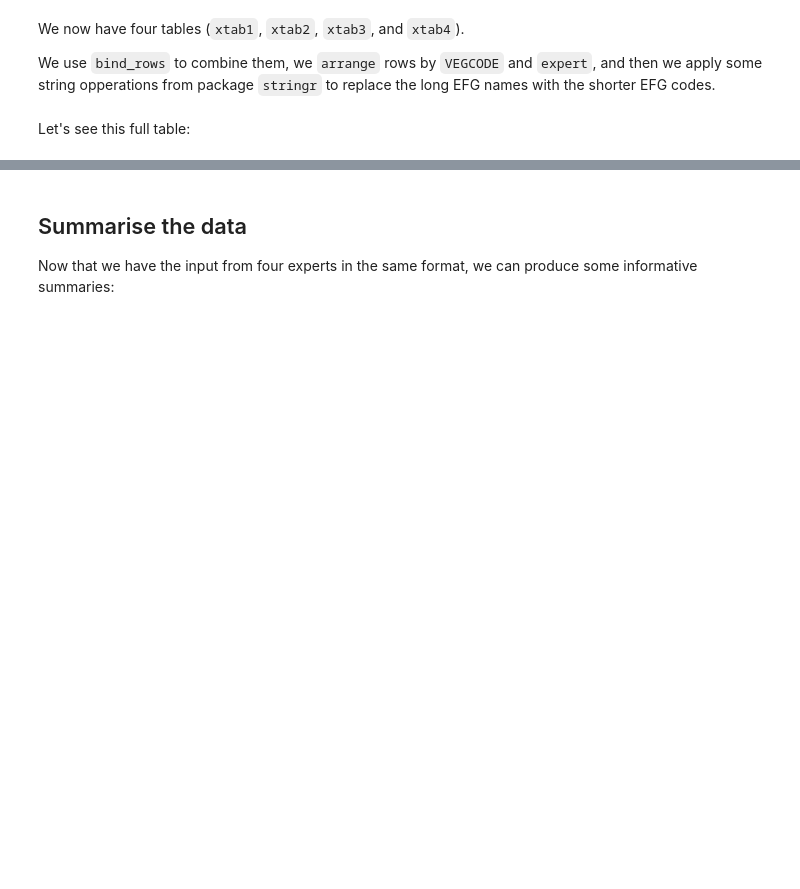
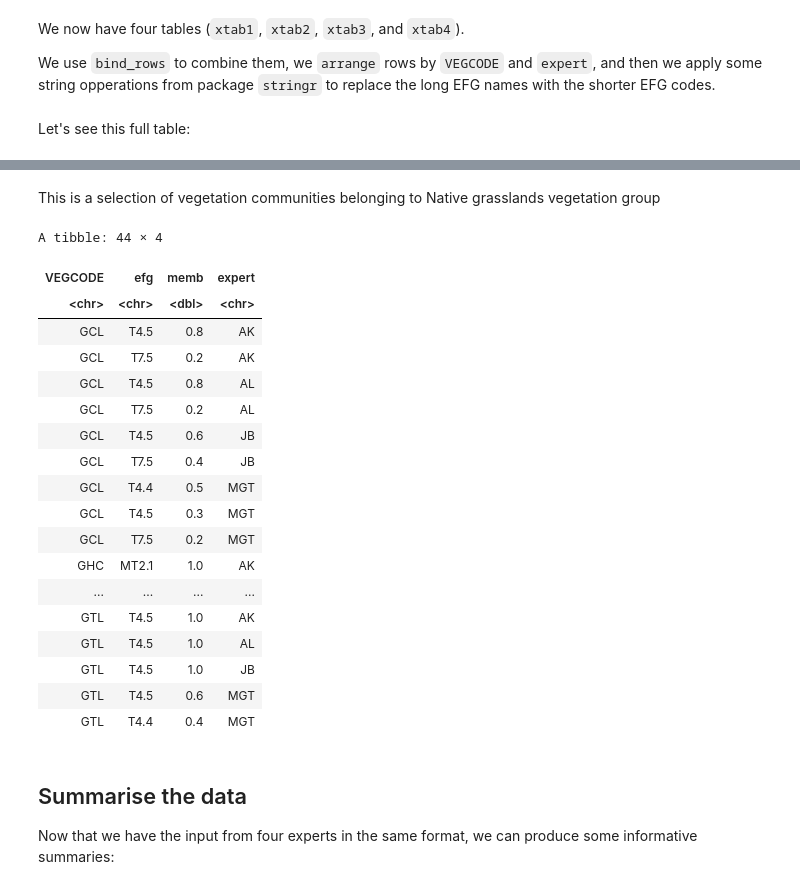
Before and after one commit to Ecosystem-Indicators-Workflows/TASVEG-XREF, a Jupyter notebook: read-input-xref-data.ipynb, the cells around one changed output, grey strips where cells are left out. Drawn from its saved outputs; the diff is of its cells as text; code cells hidden in the pictures; blank space fills up the shorter version.

```diff
--- a/read-input-xref-data.ipynb
+++ b/read-input-xref-data.ipynb
@@ -354,3 +376,28 @@ xref_table_experts
+# %% [markdown]
+This is a selection of vegetation communities belonging to Native grasslands vegetation group
+# %%
+xref_table_experts |>
+filter(grepl("^G",VEGCODE))
+# %% [output]
+A tibble: 44 × 4
+| VEGCODE | efg | memb | expert |
+| <chr> | <chr> | <dbl> | <chr> |
+| GCL | T4.5 | 0.8 | AK |
+| GCL | T7.5 | 0.2 | AK |
+| GCL | T4.5 | 0.8 | AL |
+| GCL | T7.5 | 0.2 | AL |
+| GCL | T4.5 | 0.6 | JB |
+| GCL | T7.5 | 0.4 | JB |
+| GCL | T4.4 | 0.5 | MGT |
+| GCL | T4.5 | 0.3 | MGT |
+| GCL | T7.5 | 0.2 | MGT |
+| GHC | MT2.1 | 1.0 | AK |
+| ... | ... | ... | ... |
+| GTL | T4.5 | 1.0 | AK |
+| GTL | T4.5 | 1.0 | AL |
+| GTL | T4.5 | 1.0 | JB |
+| GTL | T4.5 | 0.6 | MGT |
+| GTL | T4.4 | 0.4 | MGT |
 # %%
 We save this output for later:
 # %%
```
Also changed, not shown: parts of 11 cells of this notebook.
